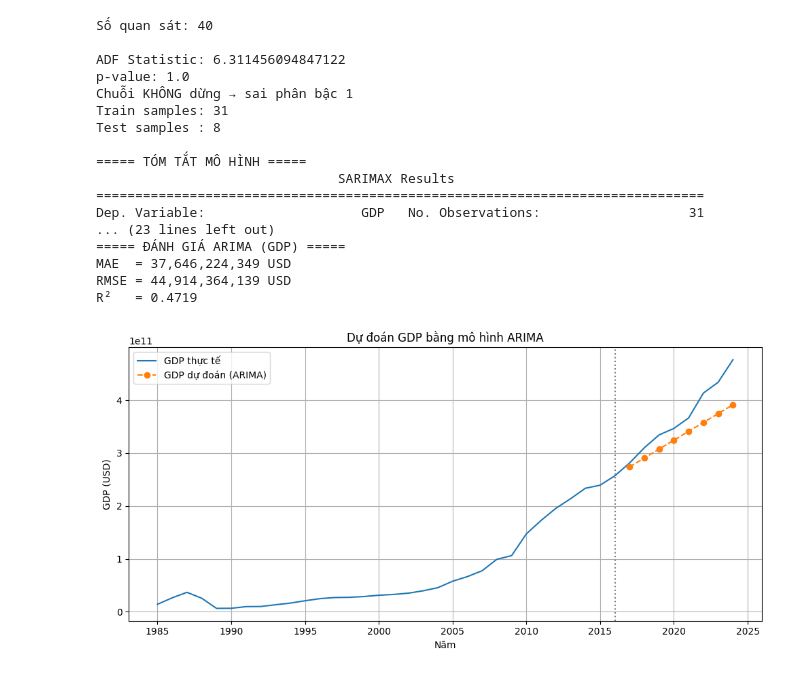
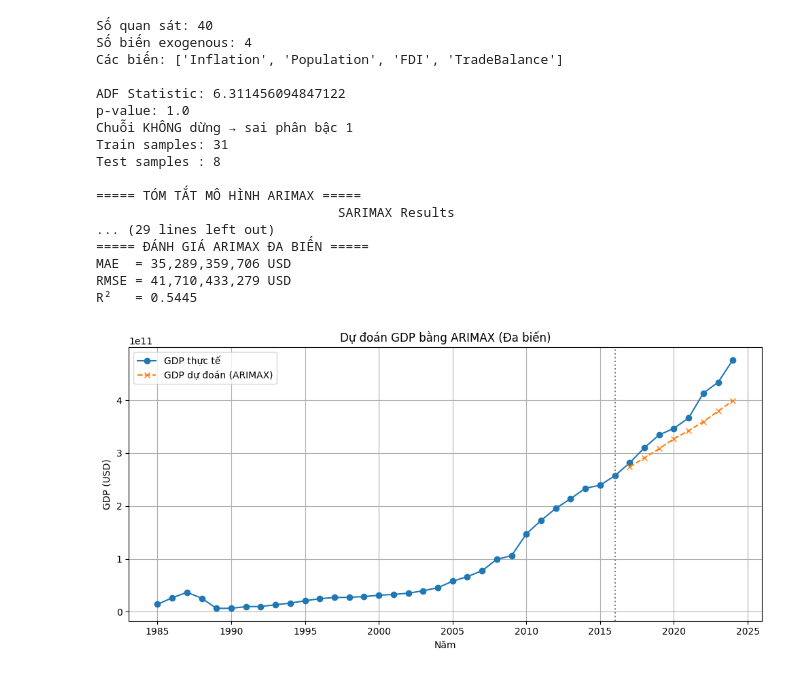
Before and after one commit to iAmKo0L/Forecast--GDP-VN, a Jupyter notebook: modelARIMA.ipynb, the cells around one changed output. Cells and saved outputs as stored; diff of their text form; code cells hidden in the pictures.

Commit message:
fix model nhiều biến

```diff
--- a/modelARIMA.ipynb
+++ b/modelARIMA.ipynb
@@ -1,5 +1,5 @@
 # %%
-# ===== ARIMA DỰ ĐOÁN GDP =====
+# ===== ARIMAX ĐA BIẾN DỰ ĐOÁN GDP =====
 
 import pandas as pd
 import numpy as np
@@ -15,11 +15,18 @@ df = pd.read_csv("macro_vietnam_processed.csv")
 df["Year"] = pd.to_numeric(df["Year"])
 df = df.sort_values("Year").reset_index(drop=True)
 
+years = df["Year"].values
 gdp = df["GDP"].astype(float)
 
+# 2. CHỌN CÁC BIẾN ĐẦU VÀO
+feature_cols = ['Inflation', 'Population', 'FDI', 'TradeBalance']
+exog_data = df[feature_cols].values
+
 print("Số quan sát:", len(gdp))
+print("Số biến exogenous:", len(feature_cols))
+print("Các biến:", feature_cols)
 
-# 2. KIỂM TRA TÍNH DỪNG (ADF TEST)
+# 3. KIỂM TRA TÍNH DỪNG (ADF TEST)
 adf_result = adfuller(gdp)
 print("\nADF Statistic:", adf_result[0])
 print("p-value:", adf_result[1])
@@ -28,30 +35,36 @@ print("p-value:", adf_result[1])
 if adf_result[1] > 0.05:
     print("Chuỗi KHÔNG dừng → sai phân bậc 1")
     gdp_diff = gdp.diff().dropna()
+    exog_diff = exog_data[1:]  # Bỏ hàng đầu do sai phân
     d = 1
 else:
     print("Chuỗi DỪNG")
     gdp_diff = gdp
+    exog_diff = exog_data
     d = 0
 
-# 3. TRAIN / TEST SPLIT (80% / 20%)
+# 4. TRAIN / TEST SPLIT (80% / 20%)
 train_size = int(len(gdp_diff) * 0.8)
-train = gdp_diff.iloc[:train_size]
-test  = gdp_diff.iloc[train_size:]
 
-print("Train samples:", len(train))
-print("Test samples :", len(test))
+train_endog = gdp_diff.iloc[:train_size]
+test_endog = gdp_diff.iloc[train_size:]
 
-# 4. HUẤN LUYỆN ARIMA
-# (p, d, q) = (1, d, 1) → ổn định cho chuỗi GDP
-model = ARIMA(train, order=(1, d, 1))
+train_exog = exog_diff[:train_size]
+test_exog = exog_diff[train_size:]
+
+print("Train samples:", len(train_endog))
+print("Test samples :", len(test_endog))
+
+# 5. HUẤN LUYỆN ARIMAX
+# (p, d, q) = (1, d, 1) với biến exogenous
+model = ARIMA(train_endog, order=(1, d, 1), exog=train_exog)
 model_fit = model.fit()
 
-print("\n===== TÓM TẮT MÔ HÌNH =====")
+print("\n===== TÓM TẮT MÔ HÌNH ARIMAX =====")
 print(model_fit.summary())
 
-# 5. DỰ ĐOÁN
-forecast_diff = model_fit.forecast(steps=len(test))
+# 6. DỰ ĐOÁN
+forecast_diff = model_fit.forecast(steps=len(test_endog), exog=test_exog)
 
 # Nếu có sai phân → hoàn nguyên GDP
 if d == 1:
@@ -59,48 +72,49 @@ if d == 1:
     forecast = last_gdp + forecast_diff.cumsum()
     actual = gdp.iloc[train_size+1:]
 else:
     forecast = forecast_diff
-    actual = test
+    actual = test_endog
 
-# 6. ĐÁNH GIÁ
+# 7. ĐÁNH GIÁ
 mae  = mean_absolute_error(actual, forecast)
 rmse = np.sqrt(mean_squared_error(actual, forecast))
 r2   = r2_score(actual, forecast)
 
-print("\n===== ĐÁNH GIÁ ARIMA (GDP) =====")
+print("\n===== ĐÁNH GIÁ ARIMAX ĐA BIẾN =====")
 print(f"MAE  = {mae:,.0f} USD")
 print(f"RMSE = {rmse:,.0f} USD")
 print(f"R²   = {r2:.4f}")
 
-# 7. BIỂU ĐỒ
+# 8. BIỂU ĐỒ
 plt.figure(figsize=(10,5))
-plt.plot(df["Year"], gdp, label="GDP thực tế")
-plt.plot(df["Year"].iloc[train_size+1:], forecast,
-         linestyle="--", marker="o", label="GDP dự đoán (ARIMA)")
-plt.axvline(df["Year"].iloc[train_size], color="gray", linestyle=":")
+plt.plot(years, gdp, label="GDP thực tế", marker="o")
+plt.plot(years[train_size+1:], forecast,
+         label="GDP dự đoán (ARIMAX)",
+         marker="x", linestyle="--")
+plt.axvline(years[train_size], color="gray", linestyle=":")
 plt.xlabel("Năm")
 plt.ylabel("GDP (USD)")
-plt.title("Dự đoán GDP bằng mô hình ARIMA")
+plt.title("Dự đoán GDP bằng ARIMAX (Đa biến)")
 plt.legend()
 plt.grid(True)
 plt.tight_layout()
 plt.show()
 # %% [output]
 Số quan sát: 40
+Số biến exogenous: 4
+Các biến: ['Inflation', 'Population', 'FDI', 'TradeBalance']
 
 ADF Statistic: 6.311456094847122
 p-value: 1.0
 Chuỗi KHÔNG dừng → sai phân bậc 1
 Train samples: 31
 Test samples : 8
 
-===== TÓM TẮT MÔ HÌNH =====
+===== TÓM TẮT MÔ HÌNH ARIMAX =====
                                SARIMAX Results
-==============================================================================
-Dep. Variable:                    GDP   No. Observations:                   31
-... (23 lines left out)
-===== ĐÁNH GIÁ ARIMA (GDP) =====
-MAE  = 37,646,224,349 USD
-RMSE = 44,914,364,139 USD
-R²   = 0.4719
+... (29 lines left out)
+===== ĐÁNH GIÁ ARIMAX ĐA BIẾN =====
+MAE  = 35,289,359,706 USD
+RMSE = 41,710,433,279 USD
+R²   = 0.5445
-[figure, old version]
+[figure, new version]
```
Also changed, not shown: 3 other files.
